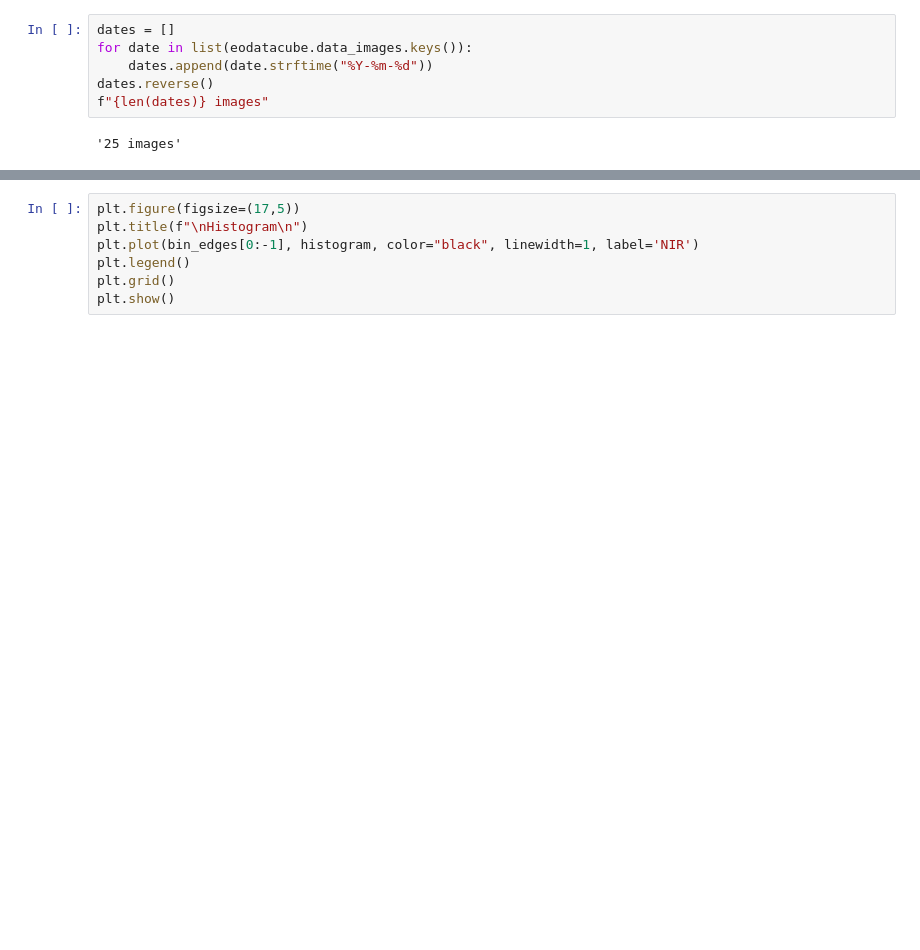
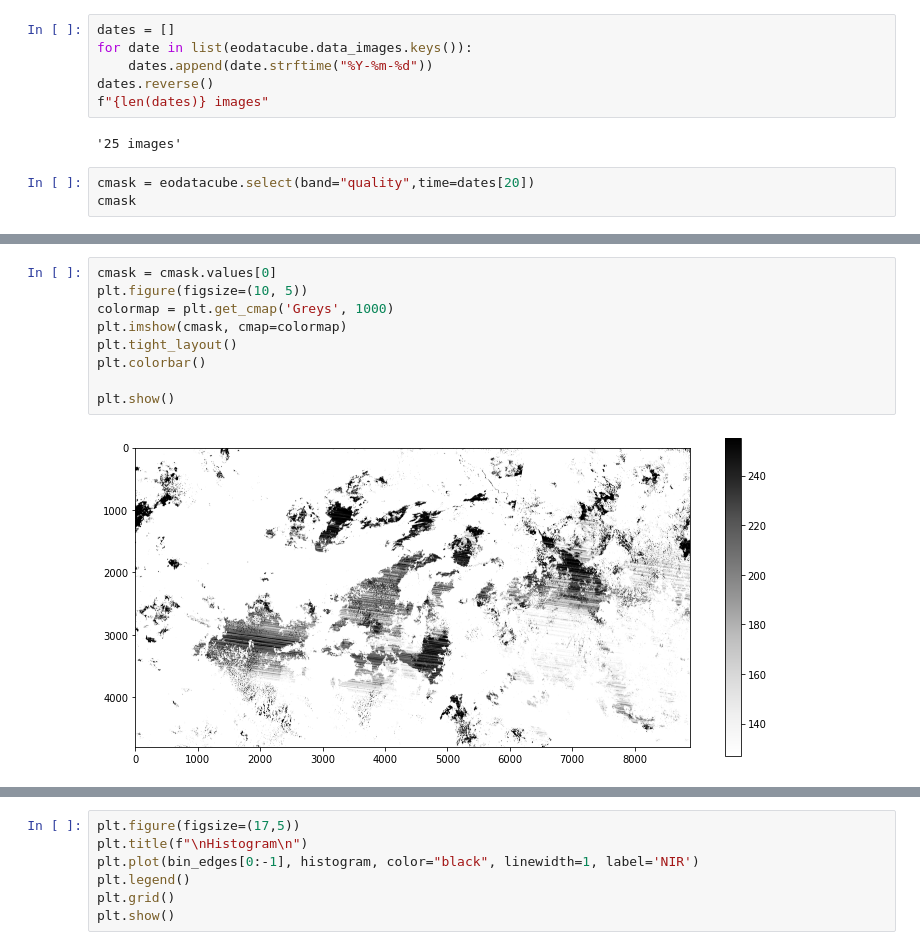
Before and after one commit to AbnerErnaniADSFatec/sample-assessment-data-science, a Jupyter notebook: testes/testes_python.ipynb, the cells around one changed output, grey strips where cells are left out. Saved outputs shown, nothing was run; the diff lists cells and outputs as text; blank space fills up the shorter version.

Commit message:
working with time series

```diff
--- a/testes/testes_python.ipynb
+++ b/testes/testes_python.ipynb
@@ -66,3 +78,6 @@ dates.reverse()
 f"{len(dates)} images"
 # %% [output]
 '25 images'
+# %%
+cmask = eodatacube.select(band="quality",time=dates[20])
+cmask
@@ -68,0 +99,11 @@ f"{len(dates)} images"
+# %%
+cmask = cmask.values[0]
+plt.figure(figsize=(10, 5))
+colormap = plt.get_cmap('Greys', 1000)
+plt.imshow(cmask, cmap=colormap)
+plt.tight_layout()
+plt.colorbar()
+
+plt.show()
+# %% [output]
+[figure, added]
```
Also changed, not shown: parts of 22 cells of this notebook, 2 other files.
